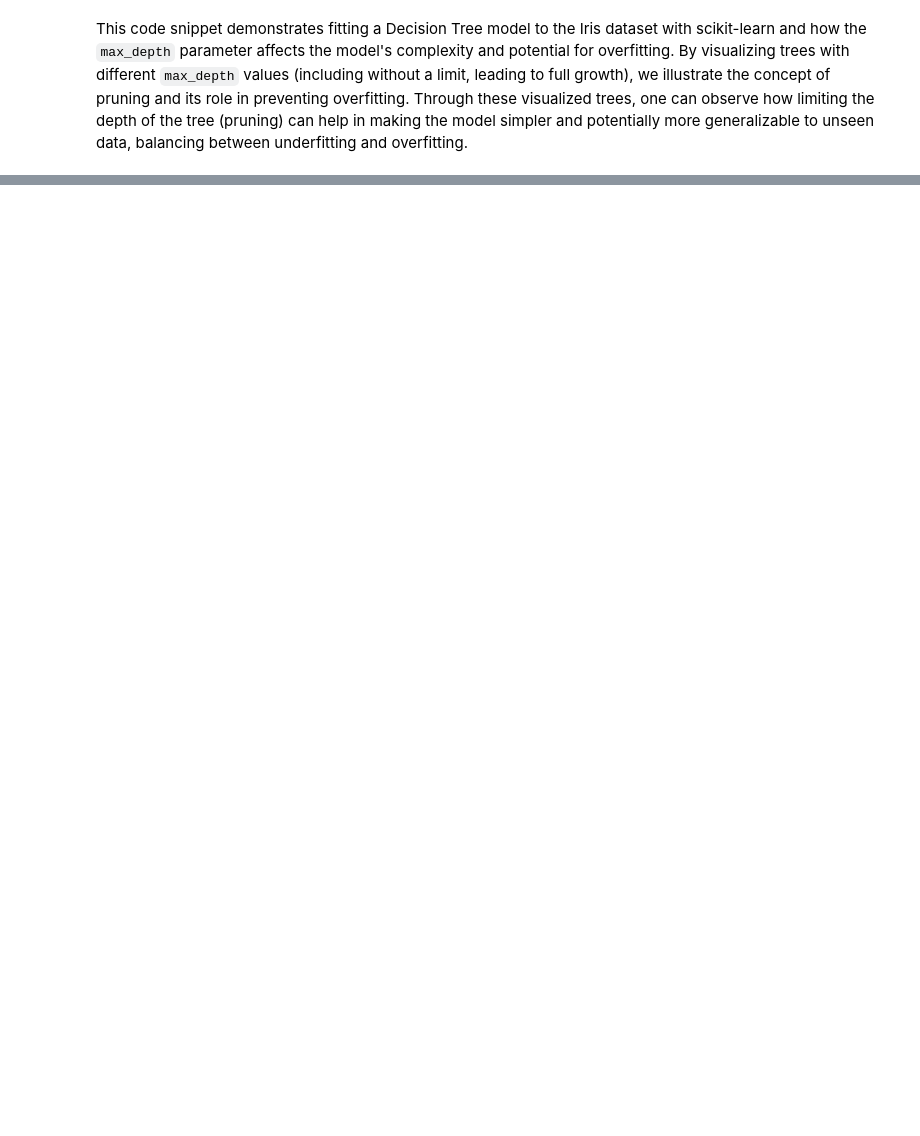
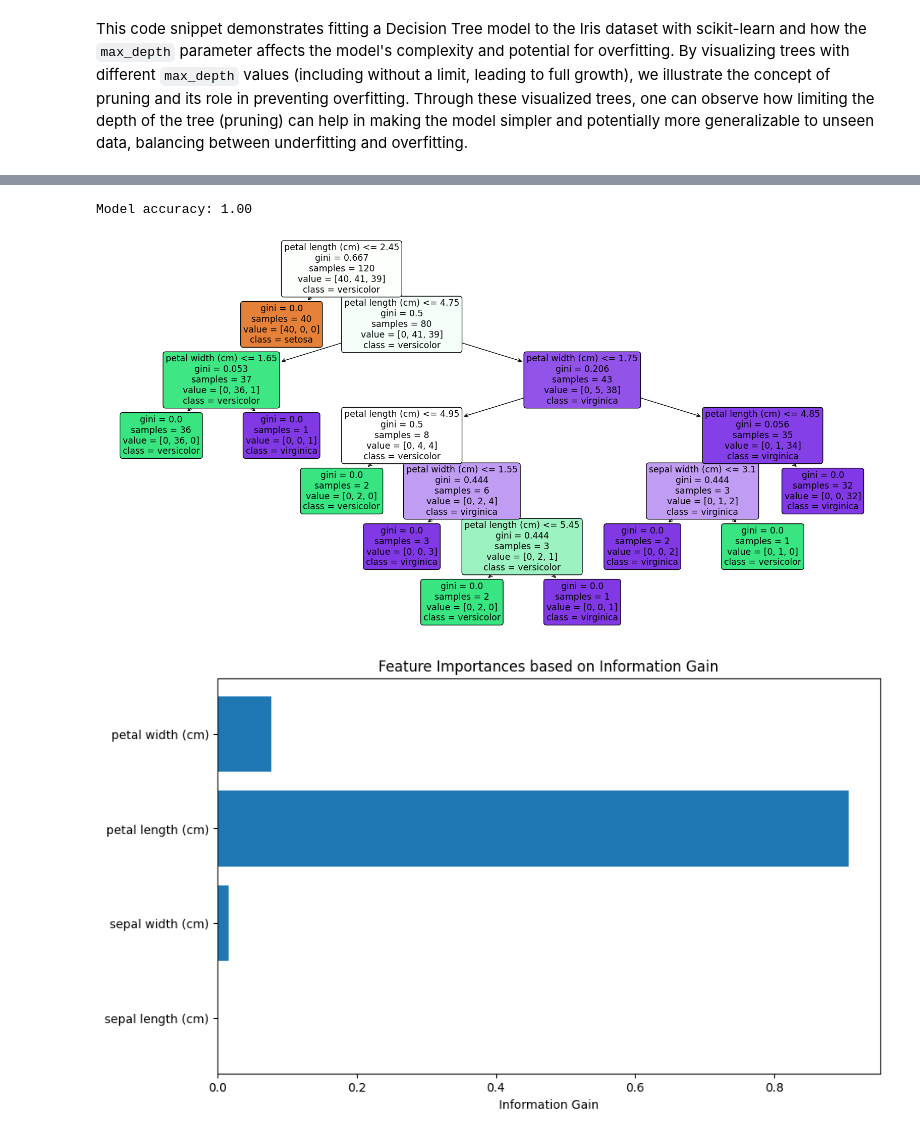
Before and after one commit to 100daysofml/100daysofml.github.io, a Jupyter notebook: _sources/Week_06/Lesson_29.ipynb, the cells around one changed output, grey strips where cells are left out. Cells and saved outputs as stored; diff of their text form; code cells hidden in the pictures; blank space fills up the shorter version.

```diff
--- a/_sources/Week_06/Lesson_29.ipynb
+++ b/_sources/Week_06/Lesson_29.ipynb
@@ -376,0 +335,46 @@ This code provides a basic framework for loading a sample dataset, preprocessing
+# %%
+# Import necessary libraries
+import pandas as pd
+from sklearn.datasets import load_iris
+from sklearn.model_selection import train_test_split
+from sklearn.tree import DecisionTreeClassifier, plot_tree
+import matplotlib.pyplot as plt
+
+# Data loading
+iris = load_iris()
+X = iris.data
+y = iris.target
+
+# Dataset splitting
+X_train, X_test, y_train, y_test = train_test_split(X, y, test_size=0.2, random_state=42)
+
+# Initializing the decision tree model
+clf = DecisionTreeClassifier(random_state=42)
+
+# Fitting the model to the data
+clf.fit(X_train, y_train)
+
+# Model evaluation
+accuracy = clf.score(X_test, y_test)
+print(f'Model accuracy: {accuracy:.2f}')
+
+# Visualization: Plotting the decision tree
+plt.figure(figsize=(20,10))
+plot_tree(clf, filled=True, feature_names=iris.feature_names, class_names=iris.target_names, rounded=True)
+plt.show()
+
+# Information Gain - Feature Importance visualization
+feature_importances = clf.feature_importances_
+plt.figure(figsize=(10, 6))
+plt.barh(range(len(feature_importances)), feature_importances, tick_label=iris.feature_names)
+plt.xlabel('Information Gain')
+plt.title('Feature Importances based on Information Gain')
+plt.show()
+
+# Interpretation
+# The first plot visualizes the constructed decision tree, showing how the model makes decisions.
+# The second chart highlights the importance of each attribute in classification, indicating their respective information gain.
+# %% [output]
+Model accuracy: 1.00
+[figure, added]
+[figure, added]
```
Also changed, not shown: parts of 19 cells of this notebook, 54 other files.
